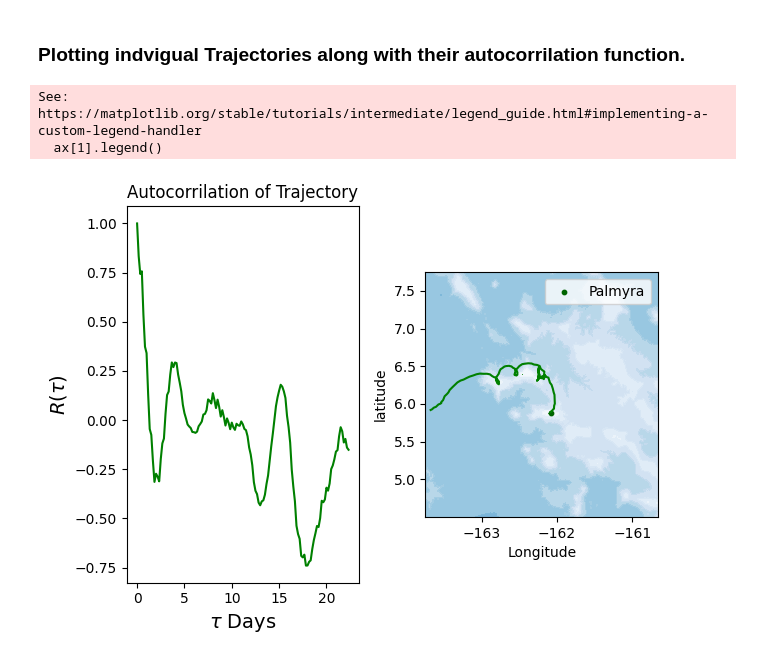
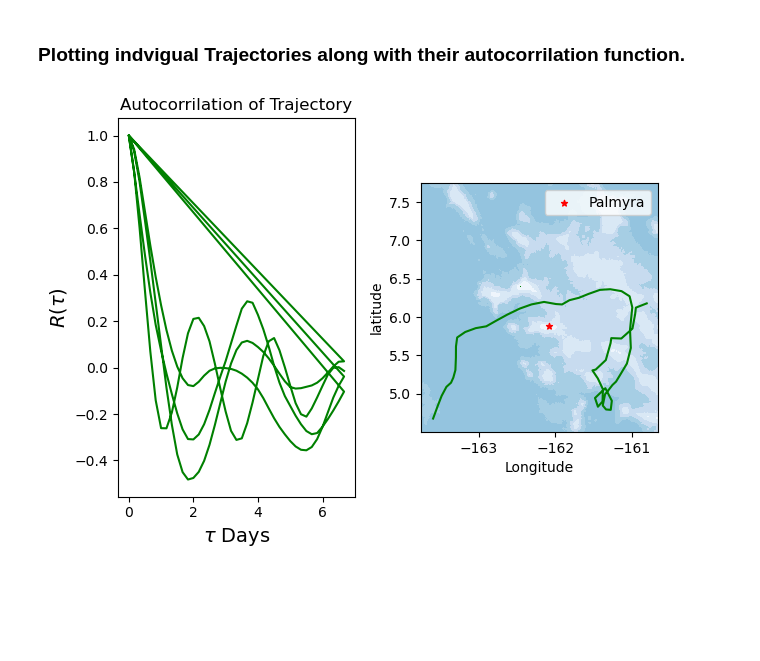
Before and after one commit to Colin-zerfass/fate-core, a Jupyter notebook: Code/Autocorrelation.ipynb, the cells around one changed output. Saved outputs shown, nothing was run; the diff lists cells and outputs as text; code cells hidden in the pictures; blank space fills up the shorter version.

```diff
--- a/Code/Autocorrelation.ipynb
+++ b/Code/Autocorrelation.ipynb
@@ -81,17 +132,17 @@ class Autocorrilation:
         return None
 # %%
 class split_trajectory:
-    def __init__(self, ds, i):
-        self.u = ds.at[i, "x_speed"]
-        self.v = ds.at[i, "y_speed"]
+    def __init__(self, u,v,t):
+        self.u = u
+        self.v = v
         self.U = self.u+1j*self.v
-        self.t = ds.at[i, "TimeStamp"]
+        self.t = t
         self.t = np.array(self.t, dtype='datetime64')
         self.split = False
         return None
-    def splice_out_of_bounds(self):
-        self.deltat = np.diff(self.t)/3600 ##converts to hours change.
-        split_idx = np.where(self.deltat > 26)[0]
+    def splice_dt_toolarge(self,maxdt = 26):
+        self.deltat = np.diff(self.t)/np.timedelta64(1, 'h')  ## converts to hours
+        split_idx = np.where(self.deltat > maxdt)[0]
         self.t = np.split(self.t, split_idx+1)
         self.u = np.split(self.u, split_idx+1)
         self.v = np.split(self.v, split_idx+1)
@@ -103,15 +154,3 @@ class split_trajectory:
             self.sigma2.append(np.mean((np.abs(self.U[i] - self.Umean[i]))**2))
         self.split = True
         return None
-# %%
-Tau_list = []
-R_list = []
-for dFAD in range(len(ds)):
-    trajectories = split_trajectory(ds, dFAD)
-    trajectories.splice_out_of_bounds()
-    for i in range(len(trajectories.U)): ## amount of split trajecotries
-        ac = Autocorrilation(trajectories.u[i],trajectories.v[i],trajectories.t[i])
-        ac.Normalize_t(4)
-        ac.calc_autocor_allTau()
-        Tau_list.extend(ac.Tau)
-        R_list.extend(ac.R)
@@ -166,34 +261,34 @@ Text(0, 0.3, ' a = 1.253 \n b = 0.856\n c = -0.255')
 ### Plotting indvigual Trajectories along with their autocorrilation function.
 # %%
 i = 1227
+dsi = ds.iloc[[i]].reset_index(drop= True)
+traj, nlengths = calc_autocorrilation(dsi, 7, 'Vector')
 #1222 1224 # 1227
 
-trajectories = split_trajectory(ds, i)
-trajectories.splice_out_of_bounds()
-traj = Autocorrilation(trajectories.u[0],trajectories.v[0], trajectories.t[0])
-traj.Normalize_t(4)
-traj.calc_autocor_allTau()
-Tau_list.extend(ac.Tau)
-R_list.extend(ac.R)
+# trajectories = split_trajectory(ds, i)
+# trajectories.splice_out_of_bounds()
+# traj = Autocorrilation(trajectories.u[0],trajectories.v[0], trajectories.t[0])
+# traj.Normalize_t(4)
+# traj.calc_autocor_allTau()
+# Tau_list.extend(ac.Tau)
+# R_list.extend(ac.R)
 
 
 fig, ax = plt.subplots(1,2)
 
 ax[0].plot(traj.Tau/np.timedelta64(1, "D"), traj.R, color = "g")
 fplt.OneTrajectory(ds, i, ax[1], color = "g")
 fplt.Add_bathymetry(fig, ax[1], colorbar = False)
 fplt.Palmyra_plot(ax[1])
 ax[1].legend()
 
 ax[0].set_ylabel(r"$R(\tau)$", fontsize = 14)
 ax[0].set_xlabel(r"$\tau$ Days", fontsize = 14)
 ax[0].set_title("Autocorrilation of Trajectory")
 ax[1].set_aspect("equal")
 ax[1].set_label('Trajectory')
 #ax[0].set_xlim(0,30)
 fig.tight_layout()
 fig.savefig(fr"../Figures/Autocorrilation_{i}")
 # %% [output]
-See: https://matplotlib.org/stable/tutorials/intermediate/legend_guide.html#implementing-a-custom-legend-handler
-  ax[1].legend()
-[figure, old version]
+[figure, new version]
```
Also changed, not shown: parts of 10 cells of this notebook.
